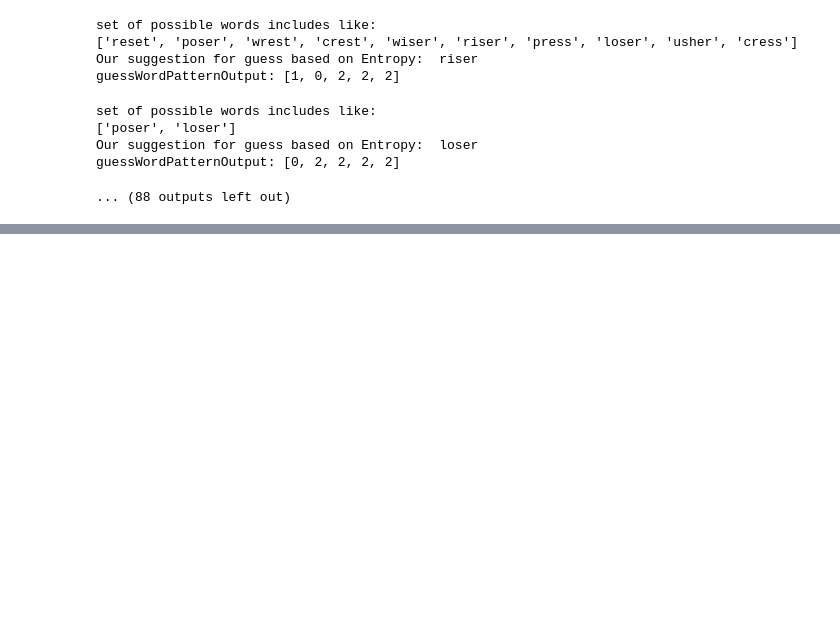
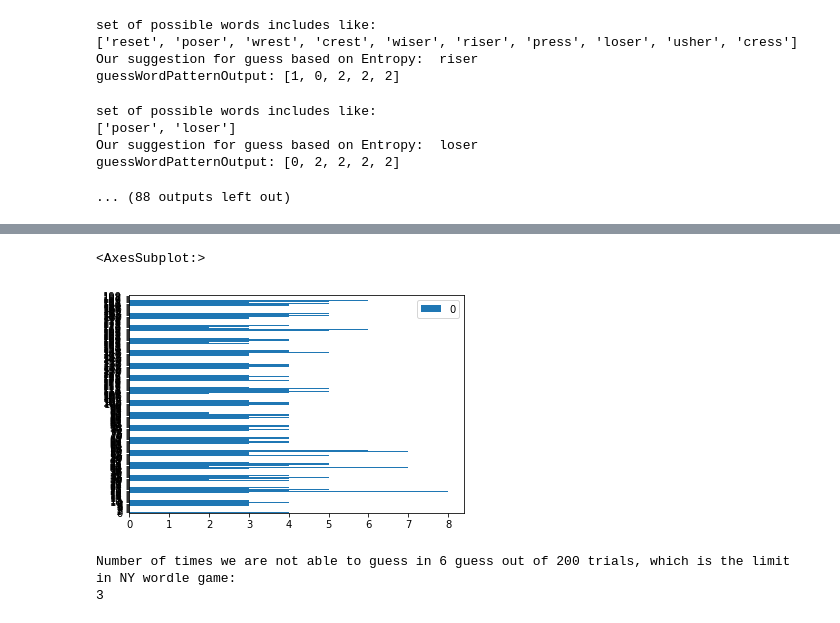
Before and after one commit to suhasAB/WordleOptimizer, a Jupyter notebook: code/app/2-entropy-based-selection-ayushgupta.ipynb, the cells around one changed output, grey strips where cells are left out. Saved outputs shown, nothing was run; the diff lists cells and outputs as text; code cells hidden in the pictures; blank space fills up the shorter version.

```diff
--- a/code/app/2-entropy-based-selection-ayushgupta.ipynb
+++ b/code/app/2-entropy-based-selection-ayushgupta.ipynb
@@ -285,0 +287,13 @@ guess array [5, 3, 7, 3, 4]
+# %%
+plt.close("all")
+df = pd.DataFrame(guessCountToWin)
+df.plot.barh()
+# %% [output]
+<AxesSubplot:>
+[figure, added]
+# %%
+print("Number of times we are not able to guess in 6 guess out of 200 trials, which is the limit in NY wordle game:")
+print(len(list(filter(lambda x: x> 6, guessCountToWin))))
+# %% [output]
+Number of times we are not able to guess in 6 guess out of 200 trials, which is the limit in NY wordle game:
+3
```
Also changed, not shown: parts of 3 cells of this notebook.
